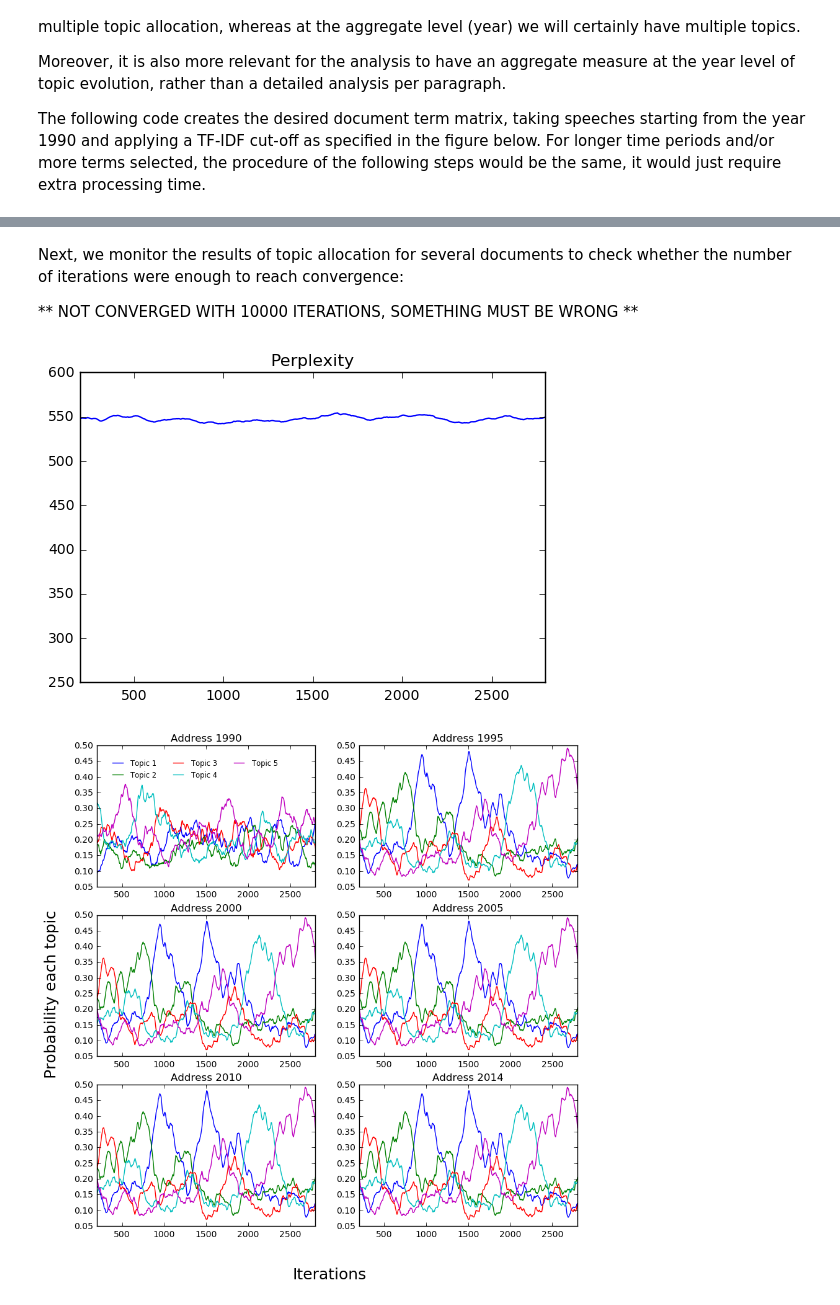
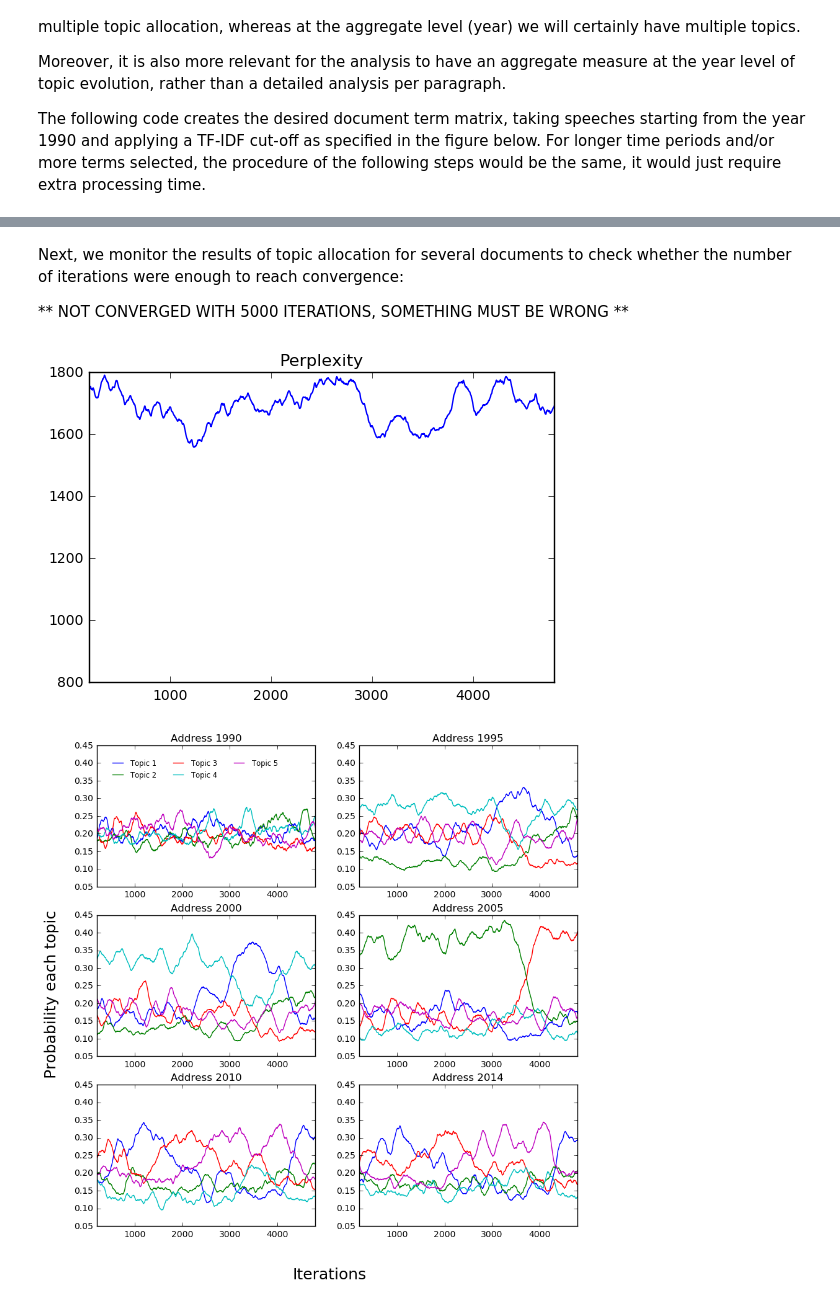
Before and after one commit to veldanie/text_mining, a Jupyter notebook: Report2.ipynb, the cells around one changed output, grey strips where cells are left out. Saved outputs shown, nothing was run; the diff lists cells and outputs as text; code cells hidden in the pictures.

```diff
--- a/Report2.ipynb
+++ b/Report2.ipynb
@@ -74,7 +74,7 @@ tfidf = {k : v * tf[k] for k, v in idf.items() if k in tf}
 # Based on the ranking we select 500 words with highest tf-idf
 # 1st we get the rank
 rank = sorted(tfidf.items(), key=operator.itemgetter(1), reverse=True)
-cutoff = rank[530][1]-0.0001
+cutoff = rank[2000][1] #-0.0001
 # 2nd apply the cut-off
 selected_words = {k: v for k, v in tfidf.items() if v>cutoff}
 ls = len(selected_words) # number of selected words
@@ -128,9 +128,9 @@ V = X.shape[1]
 
 # parameters gibbs sampler
 topics = 5
-alpha = 1
-eta = 1
-iterations = 3000
+alpha = 10
+eta = 0.1
+iterations = 5000
 
 # initialize randomly (i.e. equal prob) matrix theta d
 # topics numbered from 0 to k-1
@@ -142,9 +142,10 @@ beta_terms = 1/V * np.ones(shape = (topics,V))
 
 # initialize the matrix z d,n
 # topics numbered from 1 to k (cannot use 0 because it is used for non occurrences)
-TA_terms_df = X.copy()
-TA_terms_df = TA_terms_df.apply(lambda v: np.minimum(v,1)*(1+np.random.multinomial(1,theta_docs[v.index[0],],size=1).argmax()))
-TA_terms = TA_terms_df.as_matrix()
+TA_terms = X.as_matrix()
+for doc in range(D):
+        for term in TA_terms[doc,:].nonzero()[0]:
+            TA_terms[doc,term] = 1+np.random.multinomial(1,theta_docs[doc,:],size=1).argmax()
 
 # initialize matrix n d,k
 # topics numbered from 0 to k-1
@@ -182,6 +187,5 @@ and, in addition, we keep track of the evolution of topic allocation at each ite
 # %%
 # To control time: import timeit; start_time = timeit.default_timer(); elapsed = timeit.default_timer() - start_time
-X_np = X.as_matrix()
 
 # GIBBS sampler
 perplexity = np.zeros(iterations)
@@ -191,12 +195,12 @@ track3 = np.zeros(shape = (iterations,topics))
 track4 = np.zeros(shape = (iterations,topics))
 track5 = np.zeros(shape = (iterations,topics))
 track6 = np.zeros(shape = (iterations,topics))
+X_np = X.as_matrix()
 Nd = X_np.sum()
 
 for i in range(iterations):
 
     #start_time = timeit.default_timer()
-    perplexity[i]=0
     if i % 200 == 0:
         print("Iteration %d " %(i))
 
@@ -208,7 +212,6 @@ for i in range(iterations):
             p_z = np.multiply(theta_docs[doc,:],beta_terms[:,term])
             p_z_sum = p_z.sum()
             new_z = np.random.multinomial(1, p_z / p_z_sum).argmax()
-            perplexity[i] += X_np[doc,term] * np.log(p_z_sum)
 
             # update matrices depending on topic allocation
             TA_terms[doc,term] = new_z+1 # update topic-term matrix
@@ -216,6 +219,7 @@ for i in range(iterations):
             TA_doc[doc,new_z] += 1 # increase by one new topic count in n d,k
             TA_v[old_z,term] -= 1 # decrease by one previous topic count in m k,v
             TA_v[new_z,term] += 1 # increase by one new topic count in m k,v
+
     # Sample from a Dirichlet D times for the document-specific mixing probabilities
     for doc in range(D):
         theta_docs[doc,:] = np.random.dirichlet(alpha=(alpha+TA_doc[doc,:]))
@@ -225,6 +229,14 @@ for i in range(iterations):
         beta_terms[topic,:] = np.random.dirichlet(alpha=(eta+TA_v[topic,:]))
 
     # calculate perplexity score
+    theta_hat = TA_doc+alpha
+    theta_hat = theta_hat / theta_hat.sum(axis=1, keepdims=True)
+    beta_hat = TA_v+eta
+    beta_hat = beta_hat / beta_hat.sum(axis=1, keepdims=True)
+    perplexity[i]=0
+    for doc in range(D):
+        for term in TA_terms[doc,:].nonzero()[0]:
+            perplexity[i] += X_np[doc,term] * np.log(np.multiply(theta_hat[doc,:],beta_hat[:,term]).sum())
     perplexity[i] = np.exp(-perplexity[i]/Nd)
 
     # Keep track of evolution of topic allocation 1
@@ -263,10 +275,10 @@ Done Gibbs sampler. Initial perplexity: 591.0 ; final perplexity: 546.4
 # %% [markdown]
 Next, we monitor the results of topic allocation for several documents to check whether the number of iterations were enough to reach convergence:
 
-** NOT CONVERGED WITH 10000 ITERATIONS, SOMETHING MUST BE WRONG **
+** NOT CONVERGED WITH 5000 ITERATIONS, SOMETHING MUST BE WRONG **
 # %%
 # Perplexity
-# smooth window: necessary as otherwise there is too much volatility
+# smooth window: necessary as otherwise there is too much volatility and figures are difficult to read
 sm_window=200
 # smooth and convert to pandas
 perplexity_df = pd.DataFrame(np.convolve(perplexity,1/sm_window * np.ones(sm_window),'same'))
@@ -279,41 +291,41 @@ track_df = pd.DataFrame(np.apply_along_axis(lambda m: np.convolve(m,1/sm_window
 track2_df = pd.DataFrame(np.apply_along_axis(lambda m: np.convolve(m,1/sm_window * np.ones(sm_window),"same"),
                                             axis=0, arr=track2))
 track3_df = pd.DataFrame(np.apply_along_axis(lambda m: np.convolve(m,1/sm_window * np.ones(sm_window),"same"),
-                                            axis=0, arr=track2))
+                                            axis=0, arr=track3))
 track4_df = pd.DataFrame(np.apply_along_axis(lambda m: np.convolve(m,1/sm_window * np.ones(sm_window),"same"),
-                                            axis=0, arr=track2))
+                                            axis=0, arr=track4))
 track5_df = pd.DataFrame(np.apply_along_axis(lambda m: np.convolve(m,1/sm_window * np.ones(sm_window),"same"),
-                                            axis=0, arr=track2))
+                                            axis=0, arr=track5))
 track6_df = pd.DataFrame(np.apply_along_axis(lambda m: np.convolve(m,1/sm_window * np.ones(sm_window),"same"),
-                                            axis=0, arr=track2))
+                                            axis=0, arr=track6))
 
 # Create legend text
 legend = []
 for i in range(topics):
     legend.append("Topic " + str((i+1)))
 # Create a grid to fit 6 charts
 fig, ax = plt.subplots(3,2, figsize=(10,10), sharex =True, sharey=True)
 # plot first chart
 ax1 = track_df.plot(ax=ax[0,0], title="Address 1990",xlim=(sm_window,iterations-sm_window))
 # add legend to 1st chart
 lines, labels = ax1.get_legend_handles_labels()
 ax1.legend(loc="upper left", frameon= False,borderaxespad=1.5, labels=legend, ncol=3,fontsize='small')
 plt.setp(ax1.get_xticklabels(),visible=True)
 # plot the rest without legend
 track2_df.plot(ax=ax[0,1], legend=False, title="Address 1995",xlim=(sm_window,iterations-sm_window))
 track3_df.plot(ax=ax[1,0], legend=False, title="Address 2000", xlim=(sm_window,iterations-sm_window))
 track4_df.plot(ax=ax[1,1], legend=False, title="Address 2005",xlim=(sm_window,iterations-sm_window))
 track5_df.plot(ax=ax[2,0], legend=False, title="Address 2010",xlim=(sm_window,iterations-sm_window))
 track6_df.plot(ax=ax[2,1], legend=False, title="Address 2014",xlim=(sm_window,iterations-sm_window))
 # add x,y labels all charts
 for chart in ax.flatten():
     for tk in chart.get_yticklabels():
         tk.set_visible(True)
     for tk in chart.get_xticklabels():
         tk.set_visible(True)
 fig.text(0.5, 0.04, 'Iterations', ha='center', size=18)
 fig.text(0.04, 0.5, 'Probability each topic', va='center', size=18, rotation='vertical')
 fig.show()
 # %% [output]
-[figure, old version]
+[figure, new version]
-[figure, old version]
+[figure, new version]
```
Also changed, not shown: parts of 4 cells of this notebook.
